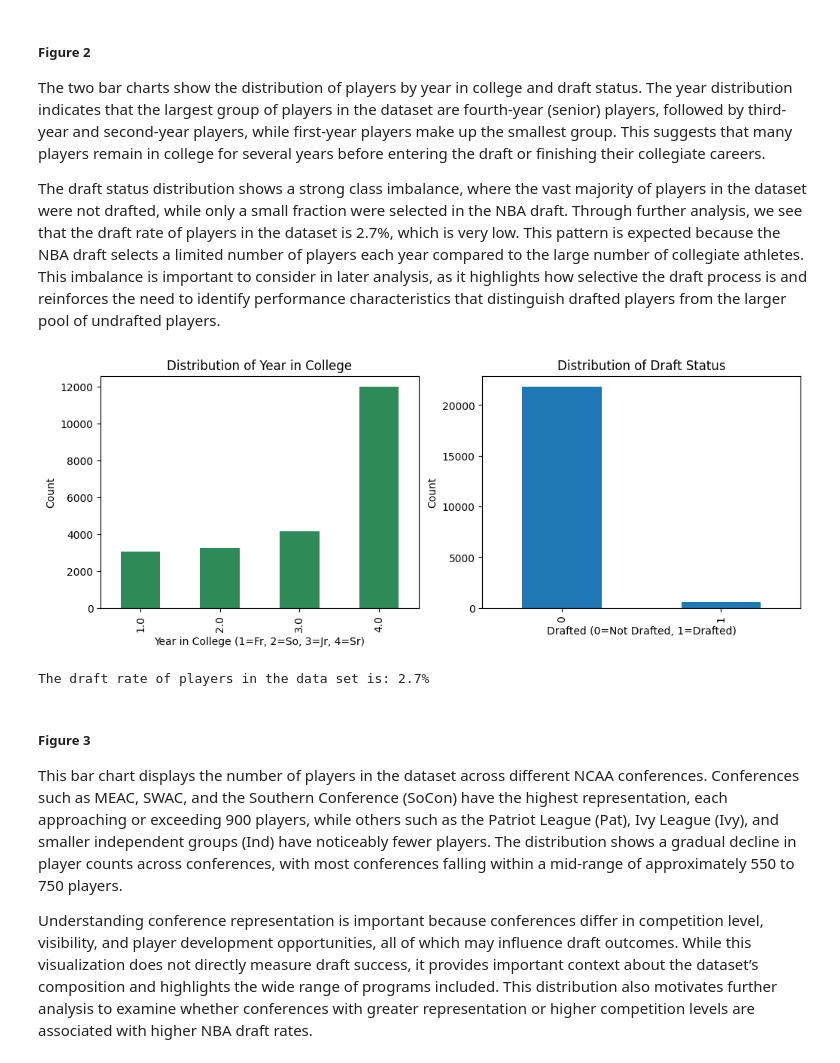
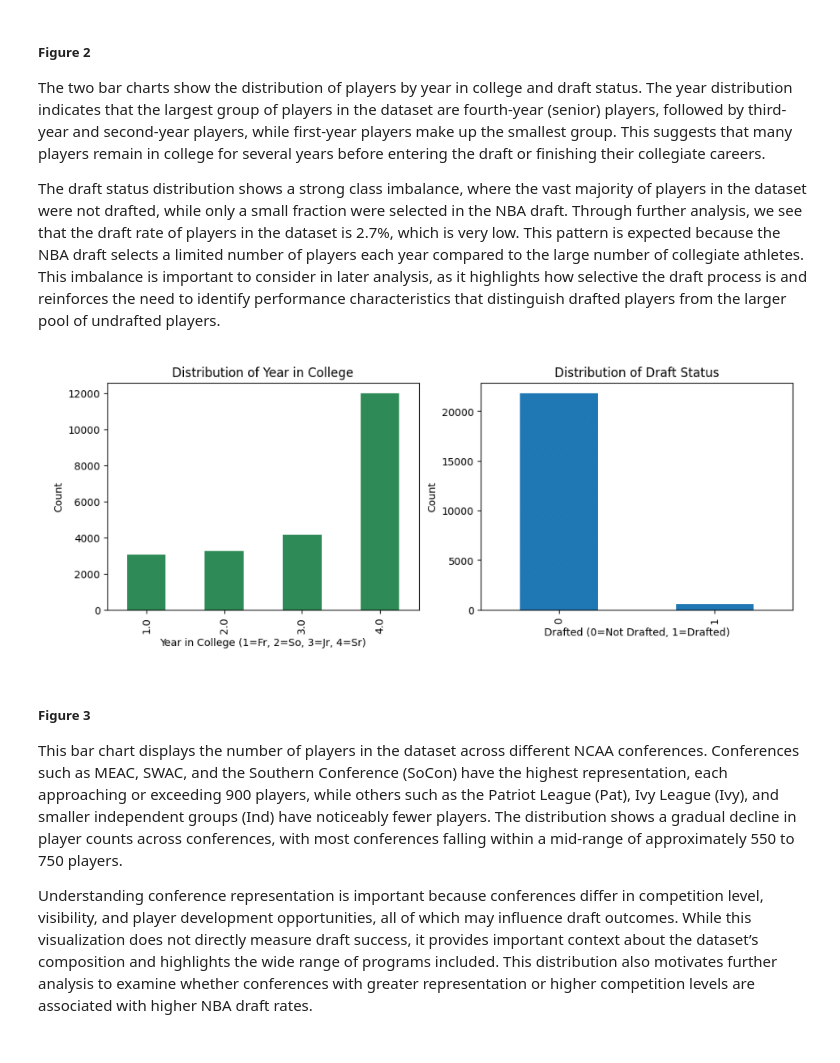
Before and after one commit to COGS108/Group044_WI26, a Jupyter notebook: 03-FinalProject.ipynb, the cells around one changed output. Drawn from its saved outputs; the diff is of its cells as text; code cells hidden in the pictures.

```diff
--- a/03-FinalProject.ipynb
+++ b/03-FinalProject.ipynb
@@ -236,27 +193,14 @@ The two bar charts show the distribution of players by year in college and draft
 The year distribution indicates that the largest group of players in the dataset are fourth-year (senior) players, followed by third-year and second-year players, while first-year players make up the smallest group. This suggests that many players remain in college for several years before entering the draft or finishing their collegiate careers.
 
 The draft status distribution shows a strong class imbalance, where the vast majority of players in the dataset were not drafted, while only a small fraction were selected in the NBA draft. Through further analysis, we see that the draft rate of players in the dataset is 2.7%, which is very low. This pattern is expected because the NBA draft selects a limited number of players each year compared to the large number of collegiate athletes. This imbalance is important to consider in later analysis, as it highlights how selective the draft process is and reinforces the need to identify performance characteristics that distinguish drafted players from the larger pool of undrafted players.
-# %%
-fig, ax = plt.subplots(1,2, figsize=(12,4))
-
-cleaned_df["yr_numerical"].value_counts().sort_index().plot(kind="bar", ax=ax[0], color="seagreen")
-ax[0].set_title("Distribution of Year in College")
-ax[0].set_xlabel("Year in College (1=Fr, 2=So, 3=Jr, 4=Sr)")
-ax[0].set_ylabel("Count")
-
-cleaned_df["drafted"].value_counts().sort_index().plot(kind="bar", ax=ax[1])
-ax[1].set_title("Distribution of Draft Status")
-ax[1].set_xlabel("Drafted (0=Not Drafted, 1=Drafted)")
-ax[1].set_ylabel("Count")
-
-plt.show()
-# %% [output]
-[figure, removed]
-# %%
-draft_rate = cleaned_df["drafted"].mean()
-print(f"The draft rate of players in the data set is: {np.round(draft_rate * 100, 2)}%")
-# %% [output]
-The draft rate of players in the data set is: 2.7%
+# %%
+img = mpimg.imread("results/year_draftstatus_bars.png")
+plt.figure(figsize=(12,10))
+plt.imshow(img)
+plt.axis('off')
+plt.show()
+# %% [output]
+[figure, added]
 # %% [markdown]
 ##### Figure 3
 This bar chart displays the number of players in the dataset across different NCAA conferences. Conferences such as MEAC, SWAC, and the Southern Conference (SoCon) have the highest representation, each approaching or exceeding 900 players, while others such as the Patriot League (Pat), Ivy League (Ivy), and smaller independent groups (Ind) have noticeably fewer players. The distribution shows a gradual decline in player counts across conferences, with most conferences falling within a mid-range of approximately 550 to 750 players.
```
Also changed, not shown: parts of 24 cells of this notebook.
